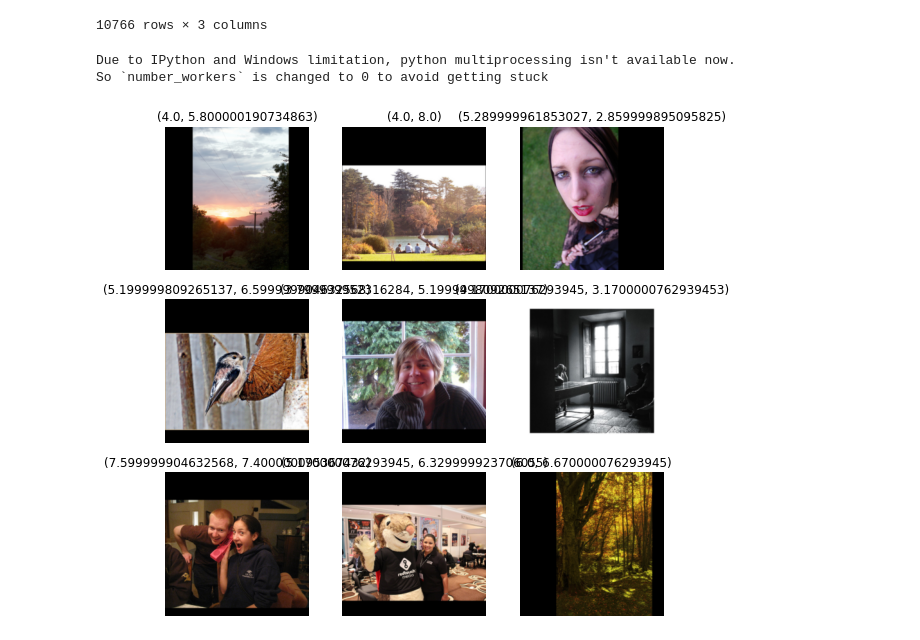
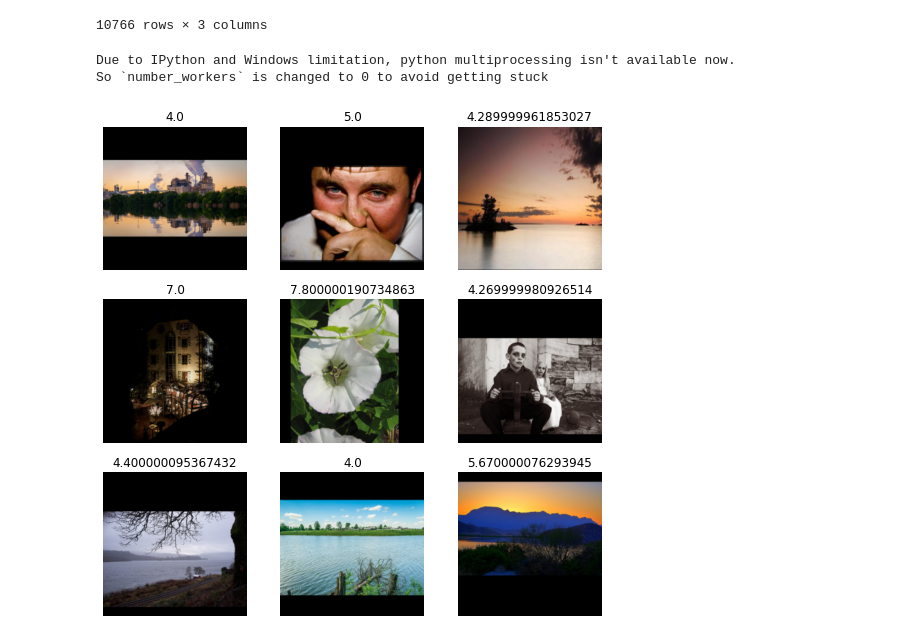
Before and after one commit to ArenLYT/EmotionalArtGeneration, a Jupyter notebook: Classification.ipynb, the cells around one changed output. Drawn from its saved outputs; the diff is of its cells as text; code cells hidden in the pictures.

```diff
--- a/Classification.ipynb
+++ b/Classification.ipynb
@@ -160,7 +162,12 @@ imageDB=DataBlock(blocks=(ImageBlock,RegressionBlock),
+# %%
+imageDBA=DataBlock(blocks=(ImageBlock,RegressionBlock),
+                  get_x=ColReader('path'),
+                  get_y=lambda x:torch.tensor(x[1]).numpy(),
+                  item_tfms=Resize(224,ResizeMethod.Pad, PadMode.Zeros))
 # %%
-dls = imageDB.dataloaders(df2)
-dls.show_batch()
+dlsA = imageDBA.dataloaders(df2)
+dlsA.show_batch()
 # %% [output]
 Due to IPython and Windows limitation, python multiprocessing isn't available now.
 So `number_workers` is changed to 0 to avoid getting stuck
-[figure, old version]
+[figure, new version]
```
Also changed, not shown: parts of 20 cells of this notebook.
